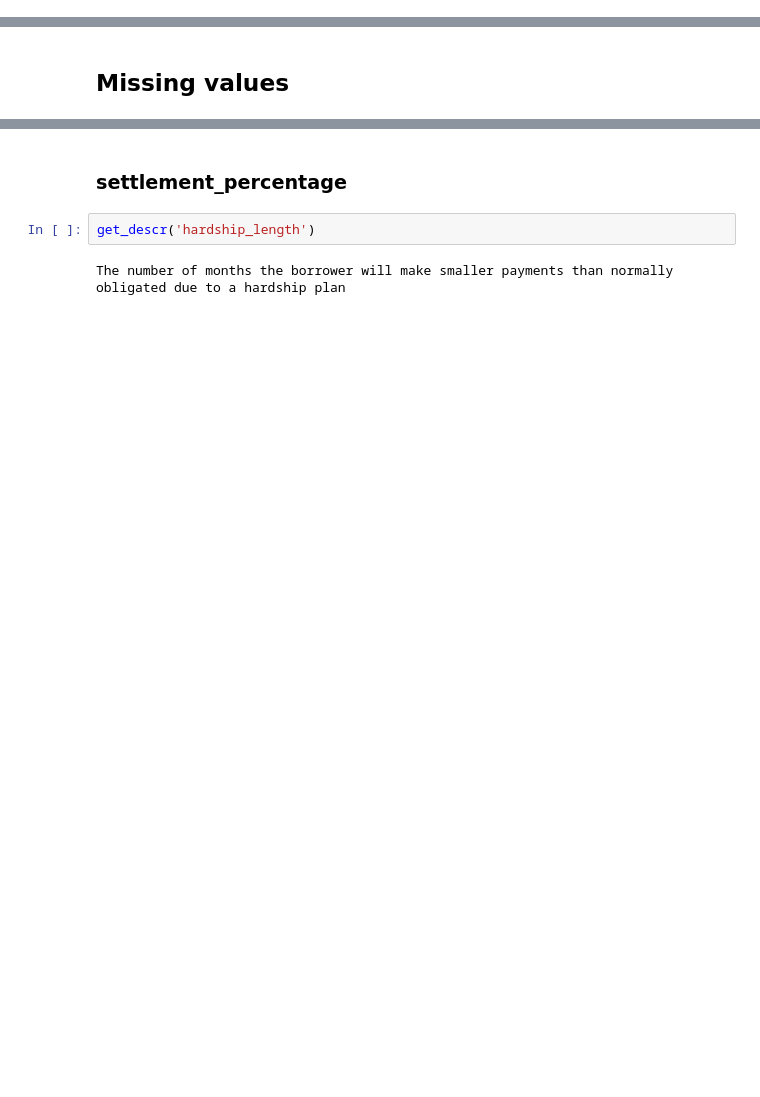
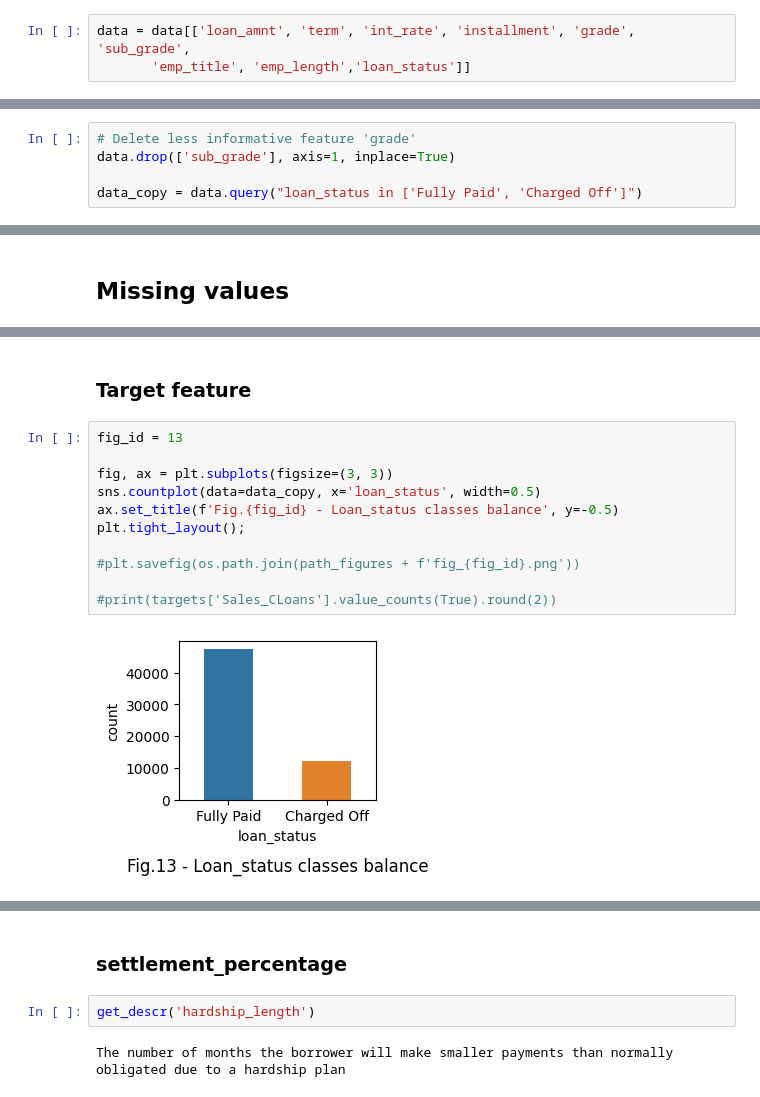
Before and after one commit to Alex1iv/Loan_repayment, a Jupyter notebook: notebooks/Loan_repayment.ipynb, the cells around one changed output, grey strips where cells are left out. Cells and saved outputs as stored; diff of their text form; blank space fills up the shorter version.

```diff
--- a/notebooks/Loan_repayment.ipynb
+++ b/notebooks/Loan_repayment.ipynb
@@ -177,3 +176,6 @@ data.iloc[:,:8]
+# %%
+data = data[['loan_amnt', 'term', 'int_rate', 'installment', 'grade', 'sub_grade',
+       'emp_title', 'emp_length','loan_status']]
 # %% [markdown]
 ### grade and sub_grade
 # %%
@@ -430,0 +412,5 @@ Name: emp_title, dtype: float64
+# %%
+# Delete less informative feature 'grade'
+data.drop(['sub_grade'], axis=1, inplace=True)
+
+data_copy = data.query("loan_status in ['Fully Paid', 'Charged Off']")
@@ -447,0 +475,15 @@ Length: 10, dtype: float64
+# %% [markdown]
+### Target feature
+# %%
+fig_id = 13
+
+fig, ax = plt.subplots(figsize=(3, 3))
+sns.countplot(data=data_copy, x='loan_status', width=0.5)
+ax.set_title(f'Fig.{fig_id} - Loan_status classes balance', y=-0.5)
+plt.tight_layout();
+
+#plt.savefig(os.path.join(path_figures + f'fig_{fig_id}.png'))
+
+#print(targets['Sales_CLoans'].value_counts(True).round(2))
+# %% [output]
+[figure, added]
```
Also changed, not shown: parts of 27 cells of this notebook, 1 other file.
